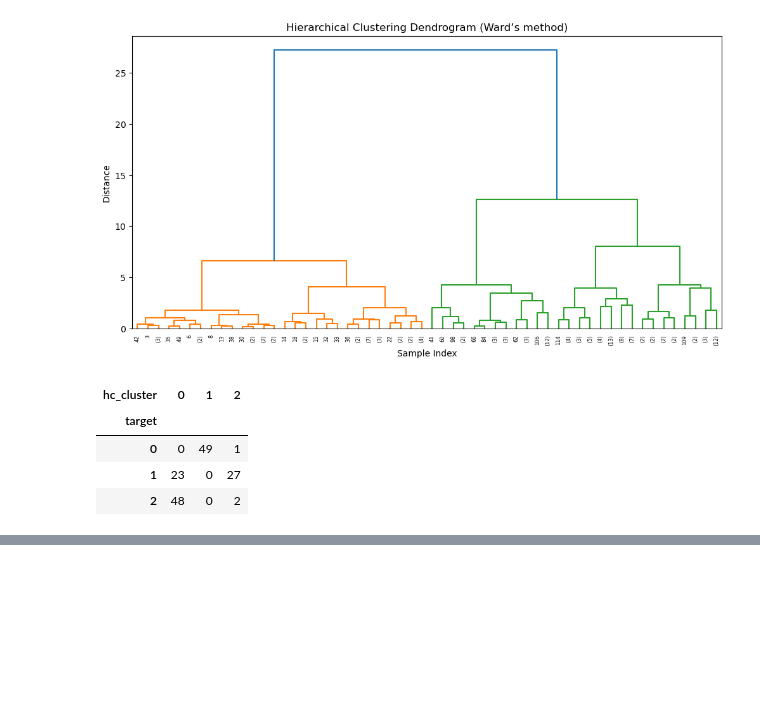
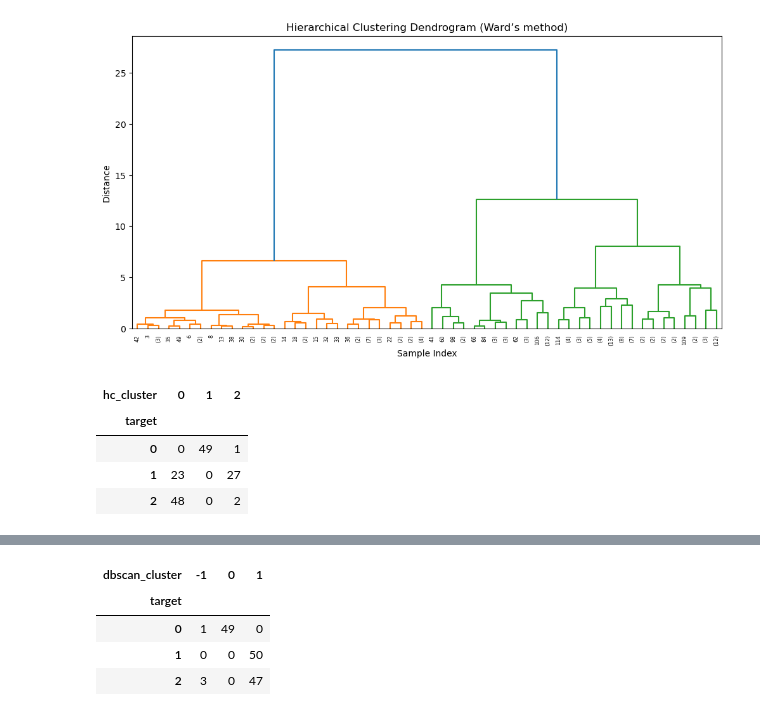
Before and after one commit to pydevcasts/Prostate_BCR, a Jupyter notebook: Clustering/cluster.ipynb, the cells around one changed output, grey strips where cells are left out. Drawn from its saved outputs; the diff is of its cells as text; code cells hidden in the pictures; blank space fills up the shorter version.

```diff
--- a/Clustering/cluster.ipynb
+++ b/Clustering/cluster.ipynb
@@ -123,0 +143,8 @@ pd.crosstab(df['target'], df['hc_cluster'])
+# %%
+pd.crosstab(df['target'], df['dbscan_cluster'])
+# %% [output]
+| dbscan_cluster | -1 | 0 | 1 |
+| target |  |  |  |
+| 0 | 1 | 49 | 0 |
+| 1 | 0 | 0 | 50 |
+| 2 | 3 | 0 | 47 |
```
Also changed, not shown: parts of 1 cell of this notebook, 17 other files.
